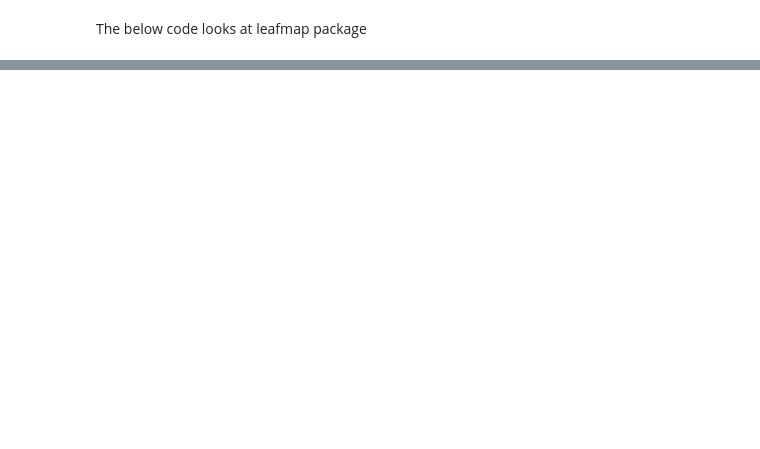
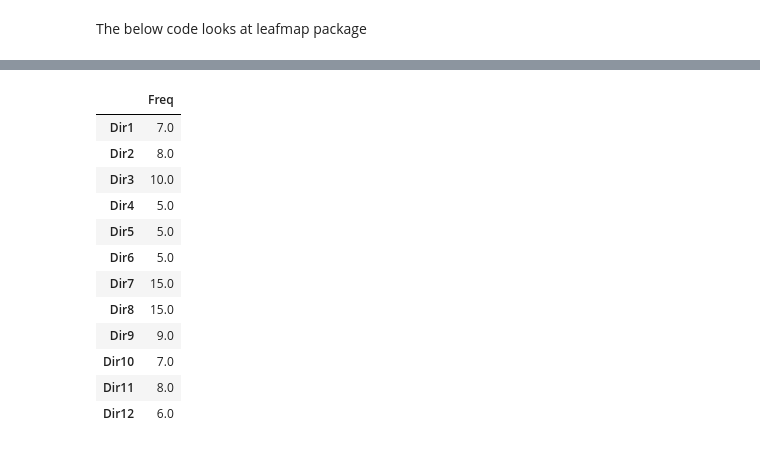
Before and after one commit to mdavid800/Dash_Riotiler_Titiler, a Jupyter notebook: DashLeaflet_RioTiler_TiTiler.ipynb, the cells around one changed output, grey strips where cells are left out. Cells and saved outputs as stored; diff of their text form; code cells hidden in the pictures; blank space fills up the shorter version.

```diff
--- a/DashLeaflet_RioTiler_TiTiler.ipynb
+++ b/DashLeaflet_RioTiler_TiTiler.ipynb
@@ -167,0 +196,18 @@ def create_onedrive_directdownload (onedrive_link):
+# %%
+df_dir_only = df.drop(['WS'])
+df_dir_only.columns = ["Freq"]
+df_dir_only
+# %% [output]
+|  | Freq |
+| Dir1 | 7.0 |
+| Dir2 | 8.0 |
+| Dir3 | 10.0 |
+| Dir4 | 5.0 |
+| Dir5 | 5.0 |
+| Dir6 | 5.0 |
+| Dir7 | 15.0 |
+| Dir8 | 15.0 |
+| Dir9 | 9.0 |
+| Dir10 | 7.0 |
+| Dir11 | 8.0 |
+| Dir12 | 6.0 |
```
Also changed, not shown: parts of 14 cells of this notebook, 4 other files.
